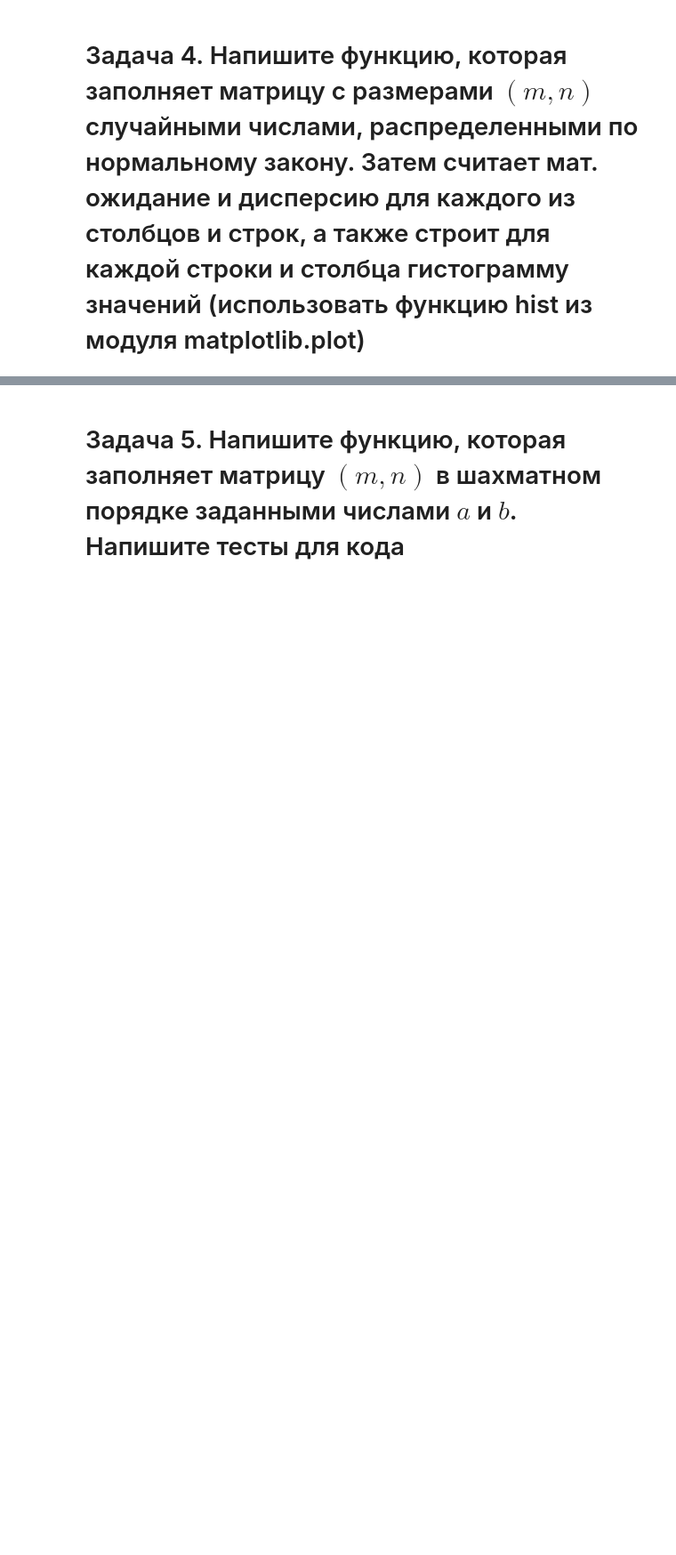
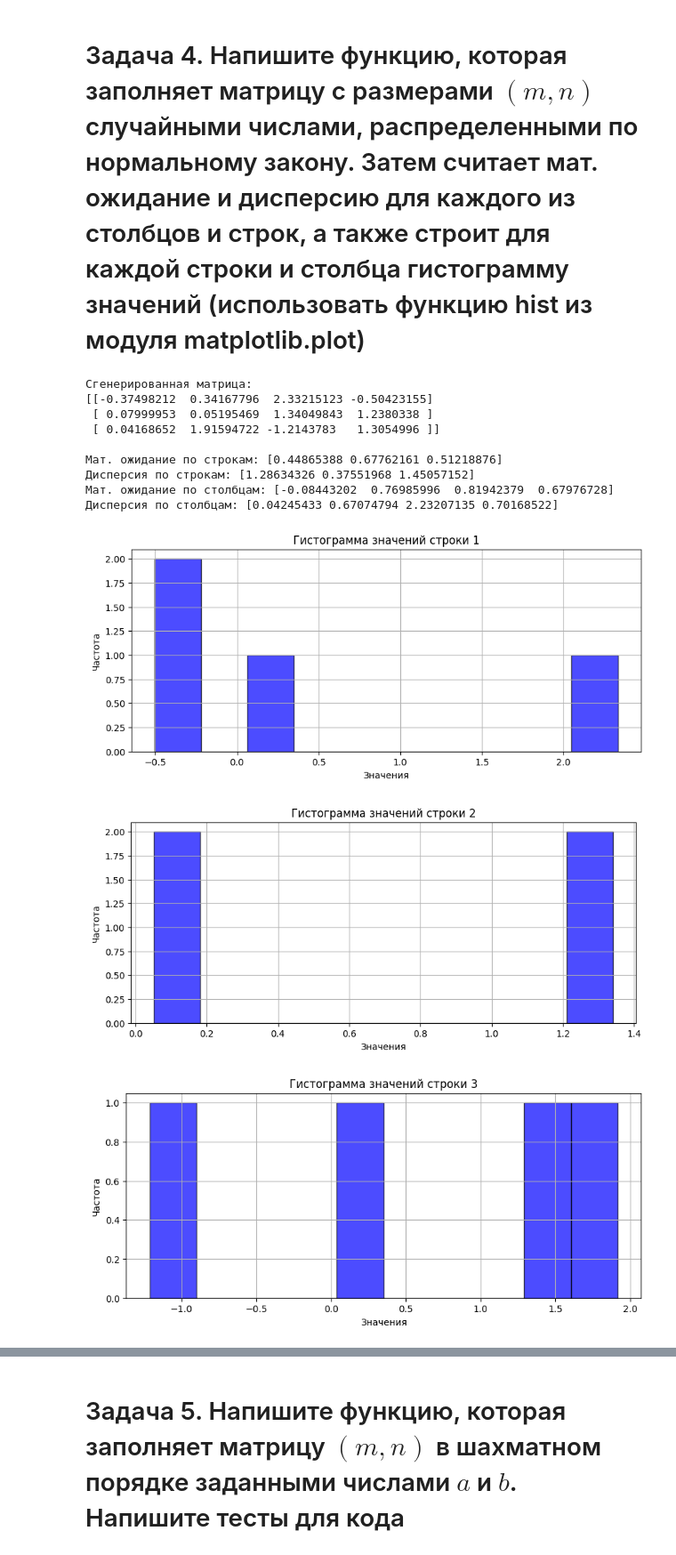
Before and after one commit to TheFoxsShrine/lab1_ML, a Jupyter notebook: numpy.ipynb, the cells around one changed output, grey strips where cells are left out. Shown at 89% size. Cells and saved outputs as stored; diff of their text form; code cells hidden in the pictures; blank space fills up the shorter version.

```diff
--- a/numpy.ipynb
+++ b/numpy.ipynb
@@ -146,0 +112,63 @@ Unique columns:
+# %%
+import matplotlib.pyplot as plt
+
+def fill_matrix(m, n):
+    return np.random.normal(loc=0, scale=1, size=(m, n))
+
+def calculate_statistics(matrix):
+    row_means = np.mean(matrix, axis=1)
+    row_variances = np.var(matrix, axis=1)
+    col_means = np.mean(matrix, axis=0)
+    col_variances = np.var(matrix, axis=0)
+
+    return row_means, row_variances, col_means, col_variances
+
+def plot_histograms(matrix):
+    num_rows, num_cols = matrix.shape
+
+    for i in range(num_rows):
+        plt.figure(figsize=(10, 4))
+        plt.hist(matrix[i], bins=10, alpha=0.7, color='blue', edgecolor='black')
+        plt.title(f'Гистограмма значений строки {i+1}')
+        plt.xlabel('Значения')
+        plt.ylabel('Частота')
+        plt.grid()
+        plt.show()
+
+    for j in range(num_cols):
+        plt.figure(figsize=(10, 4))
+        plt.hist(matrix[:, j], bins=10, alpha=0.7, color='green', edgecolor='black')
+        plt.title(f'Гистограмма значений столбца {j+1}')
+        plt.xlabel('Значения')
+        plt.ylabel('Частота')
+        plt.grid()
+        plt.show()
+
+if __name__ == "__main__":
+    m, n = 3, 4
+    matrix = fill_matrix(m, n)
+
+    print("Сгенерированная матрица:")
+    print(matrix)
+
+    row_means, row_variances, col_means, col_variances = calculate_statistics(matrix)
+
+    print("\nМат. ожидание по строкам:", row_means)
+    print("Дисперсия по строкам:", row_variances)
+    print("Мат. ожидание по столбцам:", col_means)
+    print("Дисперсия по столбцам:", col_variances)
+
+    plot_histograms(matrix)
+# %% [output]
+Сгенерированная матрица:
+[[-0.37498212  0.34167796  2.33215123 -0.50423155]
+ [ 0.07999953  0.05195469  1.34049843  1.2380338 ]
+ [ 0.04168652  1.91594722 -1.2143783   1.3054996 ]]
+
+Мат. ожидание по строкам: [0.44865388 0.67762161 0.51218876]
+Дисперсия по строкам: [1.28634326 0.37551968 1.45057152]
+Мат. ожидание по столбцам: [-0.08443202  0.76985996  0.81942379  0.67976728]
+Дисперсия по столбцам: [0.04245433 0.67074794 2.23207135 0.70168522]
+[figure, added]
+[figure, added]
+[figure, added]
```
Also changed, not shown: parts of 12 cells of this notebook.
